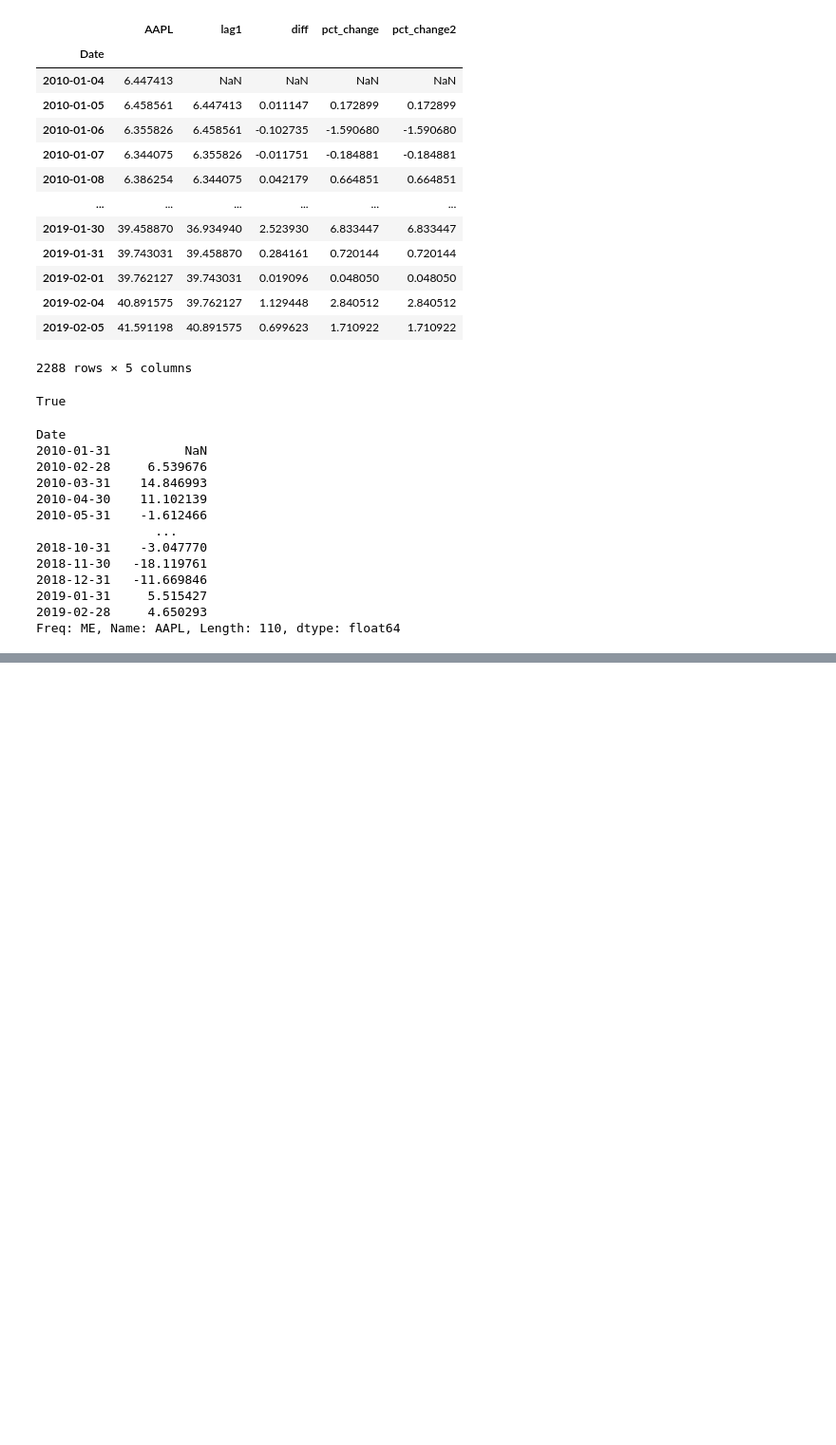
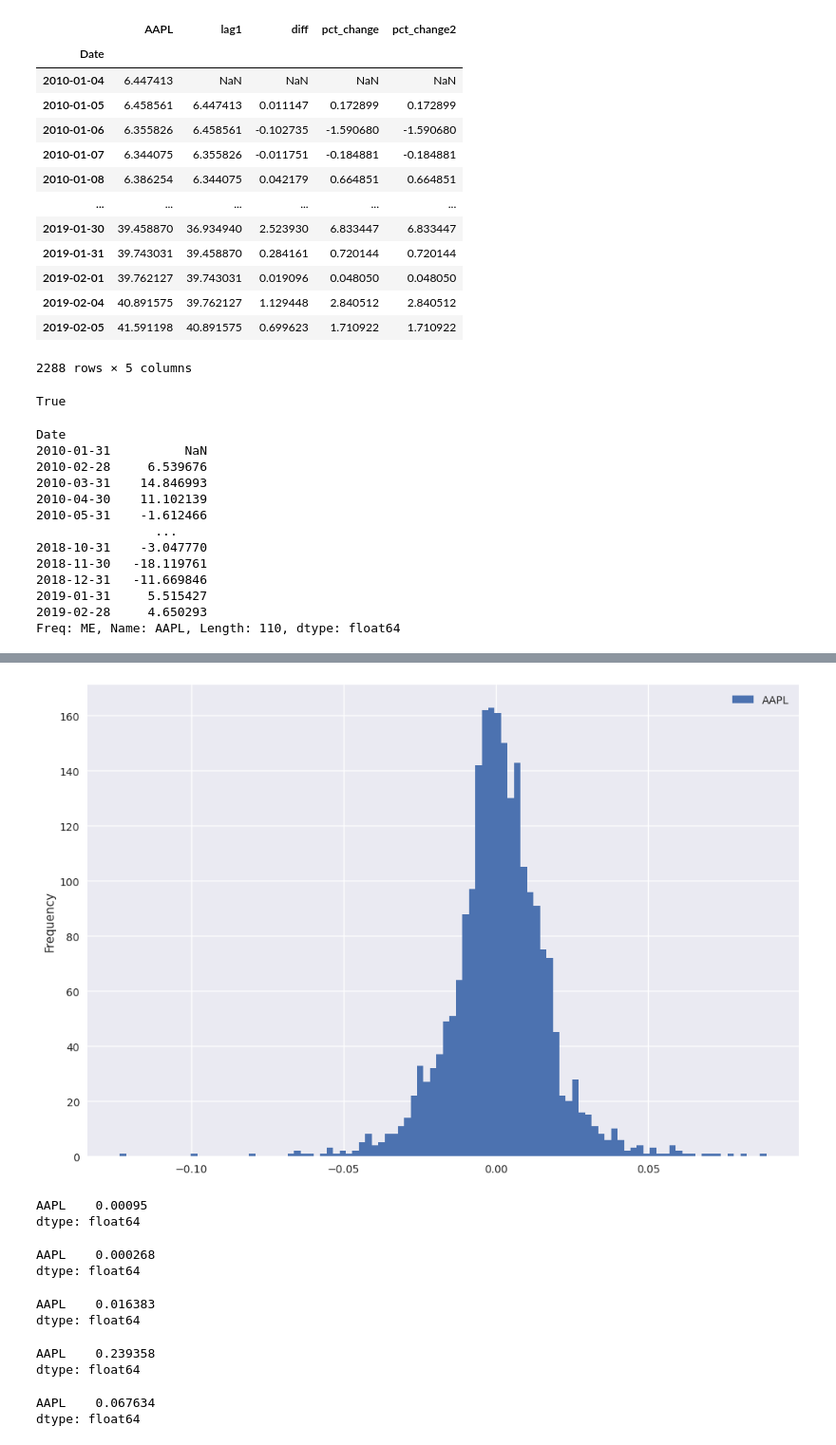
Before and after one commit to JamieW365/finance_projects, a Jupyter notebook: notebooks/essential_finance.ipynb, the cells around one changed output, grey strips where cells are left out. Shown: that part at 95% size. Saved outputs shown, nothing was run; the diff lists cells and outputs as text; code cells hidden in the pictures; blank space fills up the shorter version.

Commit message:
measuring stock performance with mean and std of returns

```diff
--- a/notebooks/essential_finance.ipynb
+++ b/notebooks/essential_finance.ipynb
@@ -343,0 +347,3 @@ Freq: ME, Name: AAPL, Length: 110, dtype: float64
+# %%
+df_aapl = df_close.AAPL.copy().to_frame()
+df_aapl
@@ -343,0 +382,2 @@ Freq: ME, Name: AAPL, Length: 110, dtype: float64
+# %%
+df_ret = df_aapl.pct_change().dropna()
@@ -343,0 +395,40 @@ Freq: ME, Name: AAPL, Length: 110, dtype: float64
+# %%
+df_ret.plot(kind='hist', figsize=(12,8), bins=100)
+plt.show();
+# %% [output]
+[figure, added]
+# %%
+# What is the average daily return for apple?
+daily_mean_return = df_ret.mean()
+daily_mean_return
+# %% [output]
+AAPL    0.00095
+dtype: float64
+# %%
+# What is the variance of daily returns for appl?
+daily_var_returns = df_ret.var()
+daily_var_returns
+# %% [output]
+AAPL    0.000268
+dtype: float64
+# %%
+# What is the standard deviation of daily returns?
+daily_std_retunrs = df_ret.std()
+daily_std_retunrs
+# %% [output]
+AAPL    0.016383
+dtype: float64
+# %%
+# What is annual mean return?
+annual_mean_returns = df_ret.mean() * 252 # 252 trading days in a year on average
+annual_mean_returns
+# %% [output]
+AAPL    0.239358
+dtype: float64
+# %%
+# What is annual variance?
+annual_var_returns = df_ret.var() * 252
+annual_var_returns
+# %% [output]
+AAPL    0.067634
+dtype: float64
```
Also changed, not shown: parts of 6 cells of this notebook.
